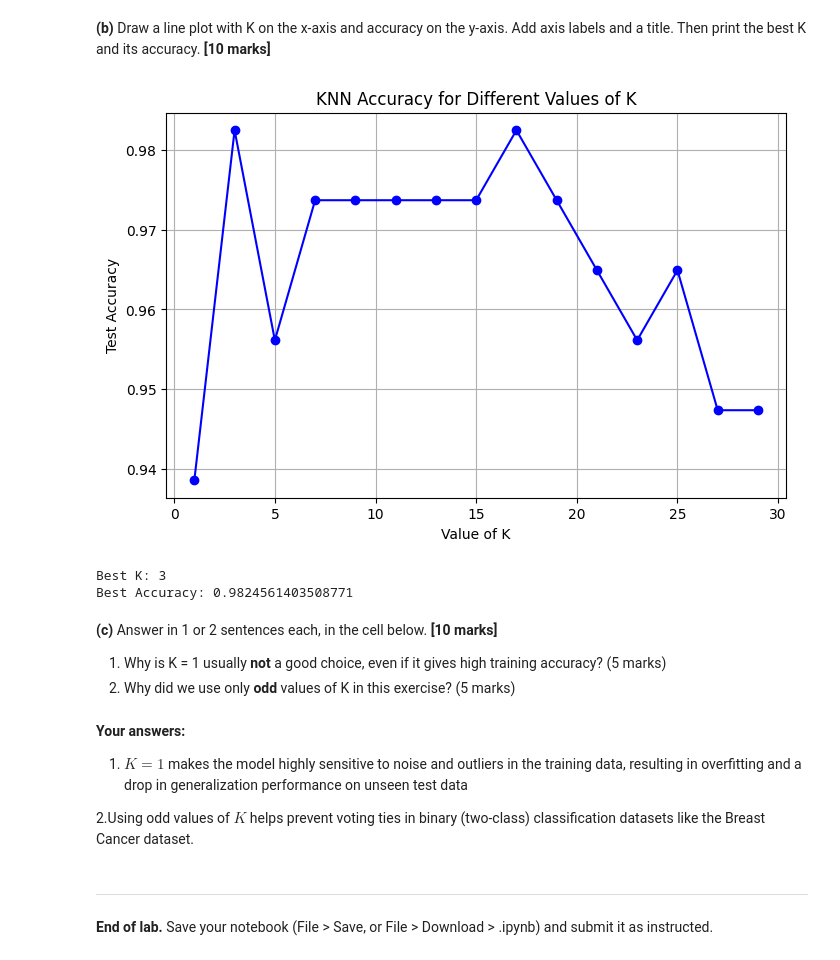
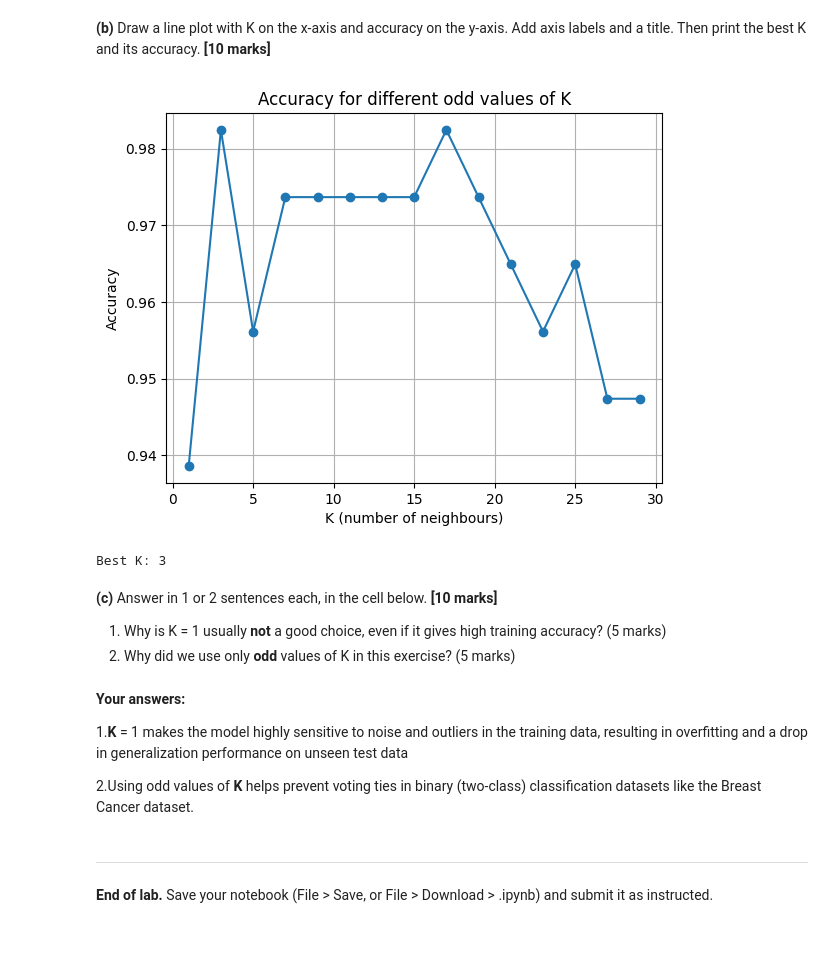
Before and after one commit to aimuxlisa/Lab-works, a Jupyter notebook: CSE206_Lab_KNN.ipynb, the cells around one changed output. Drawn from its saved outputs; the diff is of its cells as text; code cells hidden in the pictures.

```diff
--- a/CSE206_Lab_KNN.ipynb
+++ b/CSE206_Lab_KNN.ipynb
@@ -633,24 +624,16 @@ Scaling done
 # %% [markdown]
 **(c)** Train a new KNN model with **K = 5** on the **scaled** data and print the test accuracy. Then train one more model with K = 5 and `metric="manhattan"` on the scaled data and print its accuracy. **[15 marks]**
 # %%
-# Euclidean
-knn = KNeighborsClassifier(n_neighbors=5)
-knn.fit(X_train_scaled, y_train)
-y_pred = knn.predict(X_test_scaled)
-accuracy_scaled = accuracy_score(y_test, y_pred)
 
+knn_euclidean = KNeighborsClassifier(n_neighbors=5, metric="euclidean")
+knn_euclidean.fit(X_train_scaled, y_train)
+accuracy_scaled = accuracy_score(y_test, knn_euclidean.predict(X_test_scaled))
 print("Accuracy with scaling (Euclidean):", accuracy_scaled)
 
 
-# Manhattan
-knn_manhattan = KNeighborsClassifier(
-    n_neighbors=5,
-    metric="manhattan"
-)
-
+knn_manhattan = KNeighborsClassifier(n_neighbors=5, metric="manhattan")
 knn_manhattan.fit(X_train_scaled, y_train)
-y_pred = knn_manhattan.predict(X_test_scaled)
-accuracy_manhattan = accuracy_score(y_test, y_pred)
+accuracy_manhattan = accuracy_score(y_test, knn_manhattan.predict(X_test_scaled))
 print("Accuracy with scaling (Manhattan):", accuracy_manhattan)
 # %% [output]
 Accuracy with scaling (Euclidean): 0.956140350877193
@@ -668,10 +651,10 @@ k_values = range(1, 30, 2)
 accuracies = []
 
 for k in k_values:
-    # YOUR CODE HERE: create, fit, predict, and append the accuracy
-    knn = KNeighborsClassifier(n_neighbors=k)
-    knn.fit(X_train_scaled, y_train)
-    acc = knn.score(X_test_scaled, y_test)
+
+    model = KNeighborsClassifier(n_neighbors=k)
+    model.fit(X_train_scaled, y_train)
+    acc = accuracy_score(y_test, model.predict(X_test_scaled))
     accuracies.append(acc)
 
 print(accuracies)
@@ -680,24 +663,20 @@ print(accuracies)
 # %% [markdown]
 **(b)** Draw a line plot with K on the x-axis and accuracy on the y-axis. Add axis labels and a title. Then print the best K and its accuracy. **[10 marks]**
 # %%
-# YOUR CODE HERE: line plot
-plt.figure(figsize=(8, 5))
-plt.plot(list(k_values), accuracies, marker='o', linestyle='-', color='b')
-plt.xlabel("Value of K")
-plt.ylabel("Test Accuracy")
-plt.title("KNN Accuracy for Different Values of K")
+
+plt.plot(k_values, accuracies, marker='o', label="Test accuracy")
+plt.xlabel("K (number of neighbours)")
+plt.ylabel("Accuracy")
+plt.title("Accuracy for different odd values of K")
 plt.grid(True)
 plt.show()
 
-# YOUR CODE HERE: best K
-max_acc = max(accuracies)
-best_k = list(k_values)[accuracies.index(max_acc)]
+best_index = np.argmax(accuracies)
+best_k = list(k_values)[best_index]
 print("Best K:", best_k)
-print("Best Accuracy:", max_acc)
 # %% [output]
-[figure, old version]
+[figure, new version]
 Best K: 3
-Best Accuracy: 0.9824561403508771
 # %% [markdown]
 **(c)** Answer in 1 or 2 sentences each, in the cell below. **[10 marks]**
 
@@ -706,9 +685,9 @@ Best Accuracy: 0.9824561403508771
 # %% [markdown]
 **Your answers:**
 
-1. $K = 1$ makes the model highly sensitive to noise and outliers in the training data, resulting in overfitting and a drop in generalization performance on unseen test data
+1.**K** = 1 makes the model highly sensitive to noise and outliers in the training data, resulting in overfitting and a drop in generalization performance on unseen test data
 
-2.Using odd values of $K$ helps prevent voting ties in binary (two-class) classification datasets like the Breast Cancer dataset.
+2.Using odd values of **K** helps prevent voting ties in binary (two-class) classification datasets like the Breast Cancer dataset.
 # %% [markdown]
 ---
 **End of lab.** Save your notebook (File > Save, or File > Download > .ipynb) and submit it as instructed.
```
Also changed, not shown: parts of 7 cells of this notebook.
